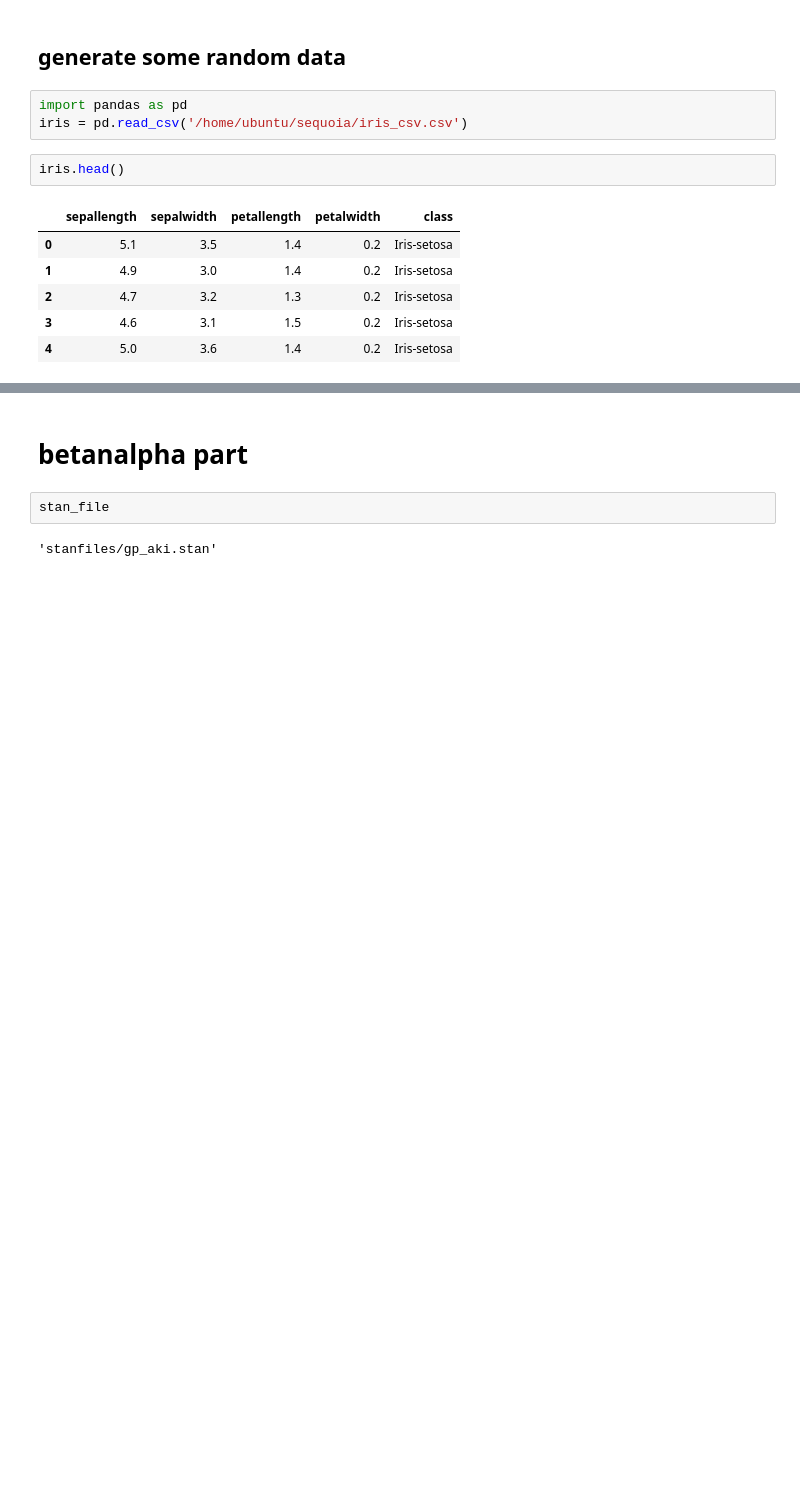
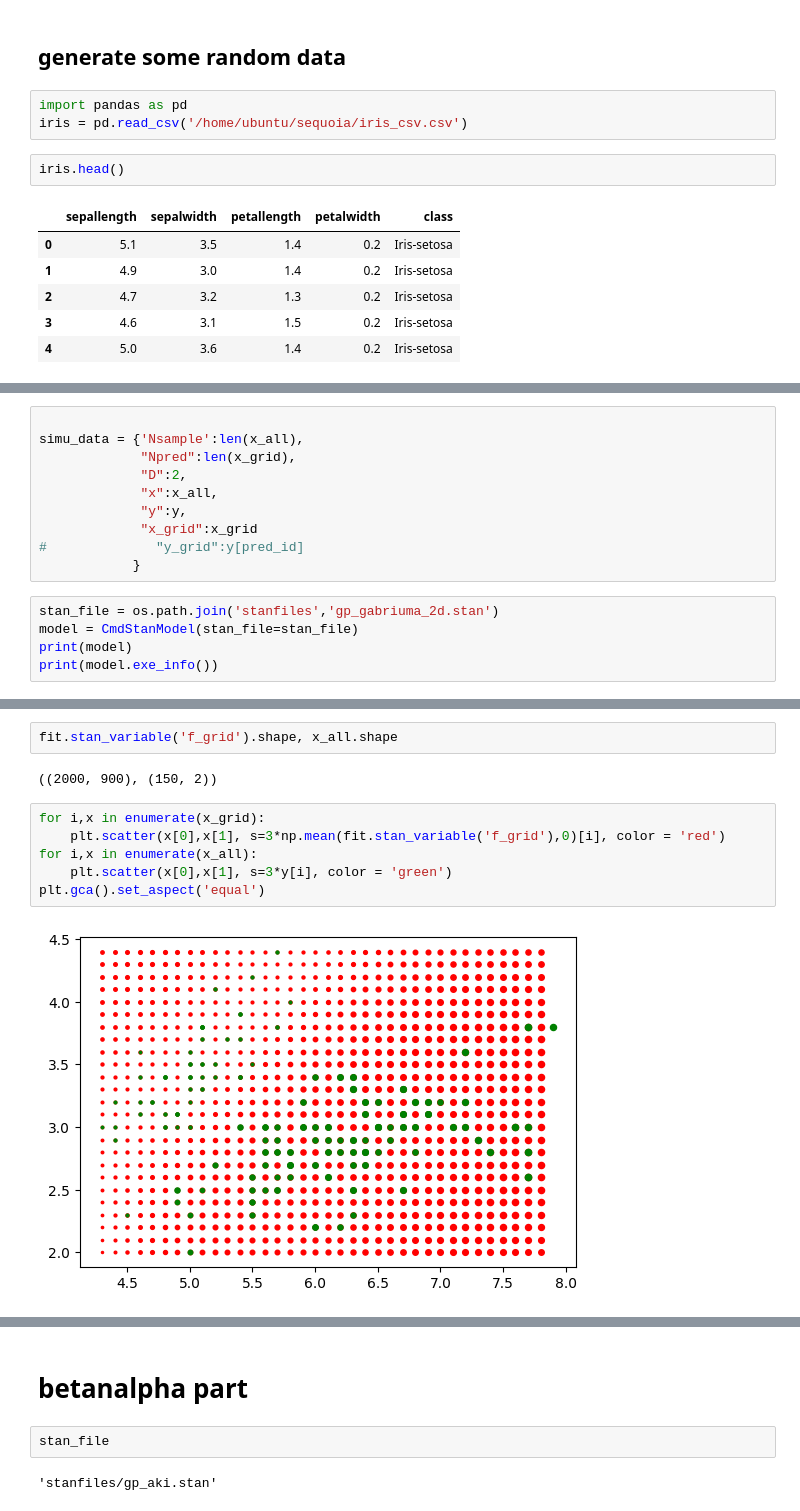
Before and after one commit to ShuonanChen/ML-Climate-Project-Template-Fall2022, a Jupyter notebook: resources/notebooks/cmdstan_test.ipynb, the cells around one changed output, grey strips where cells are left out. Saved outputs shown, nothing was run; the diff lists cells and outputs as text; blank space fills up the shorter version.

```diff
--- a/resources/notebooks/cmdstan_test.ipynb
+++ b/resources/notebooks/cmdstan_test.ipynb
@@ -244,0 +285,15 @@ plt.legend()
+# %%
+
+simu_data = {'Nsample':len(x_all),
+             "Npred":len(x_grid),
+             "D":2,
+             "x":x_all,
+             "y":y,
+             "x_grid":x_grid
+#              "y_grid":y[pred_id]
+            }
+# %%
+stan_file = os.path.join('stanfiles','gp_gabriuma_2d.stan')
+model = CmdStanModel(stan_file=stan_file)
+print(model)
+print(model.exe_info())
@@ -244,0 +343,12 @@ plt.legend()
+# %%
+fit.stan_variable('f_grid').shape, x_all.shape
+# %% [output]
+((2000, 900), (150, 2))
+# %%
+for i,x in enumerate(x_grid):
+    plt.scatter(x[0],x[1], s=3*np.mean(fit.stan_variable('f_grid'),0)[i], color = 'red')
+for i,x in enumerate(x_all):
+    plt.scatter(x[0],x[1], s=3*y[i], color = 'green')
+plt.gca().set_aspect('equal')
+# %% [output]
+[figure, added]
```
Also changed, not shown: parts of 64 cells of this notebook, 2 other files.
